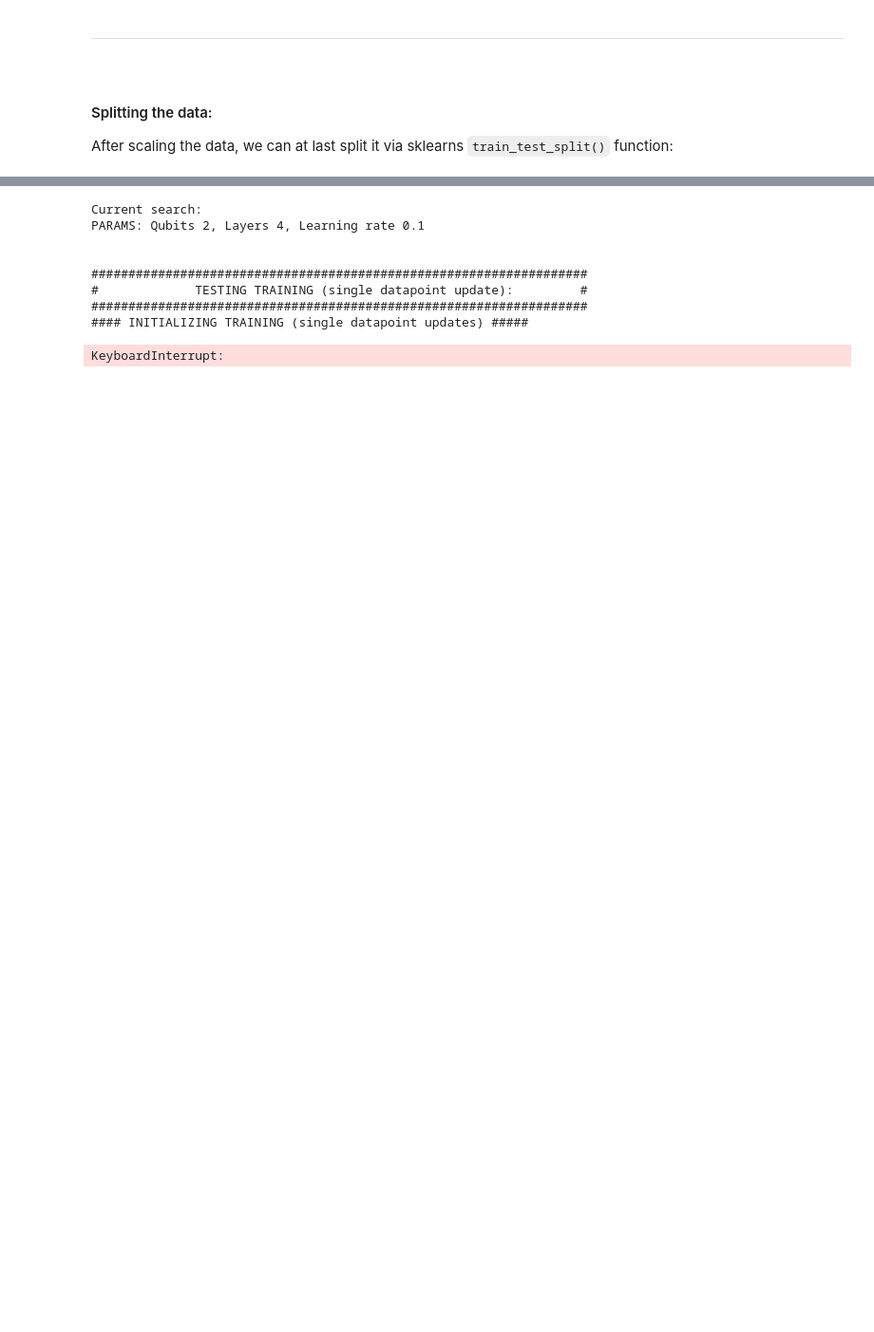
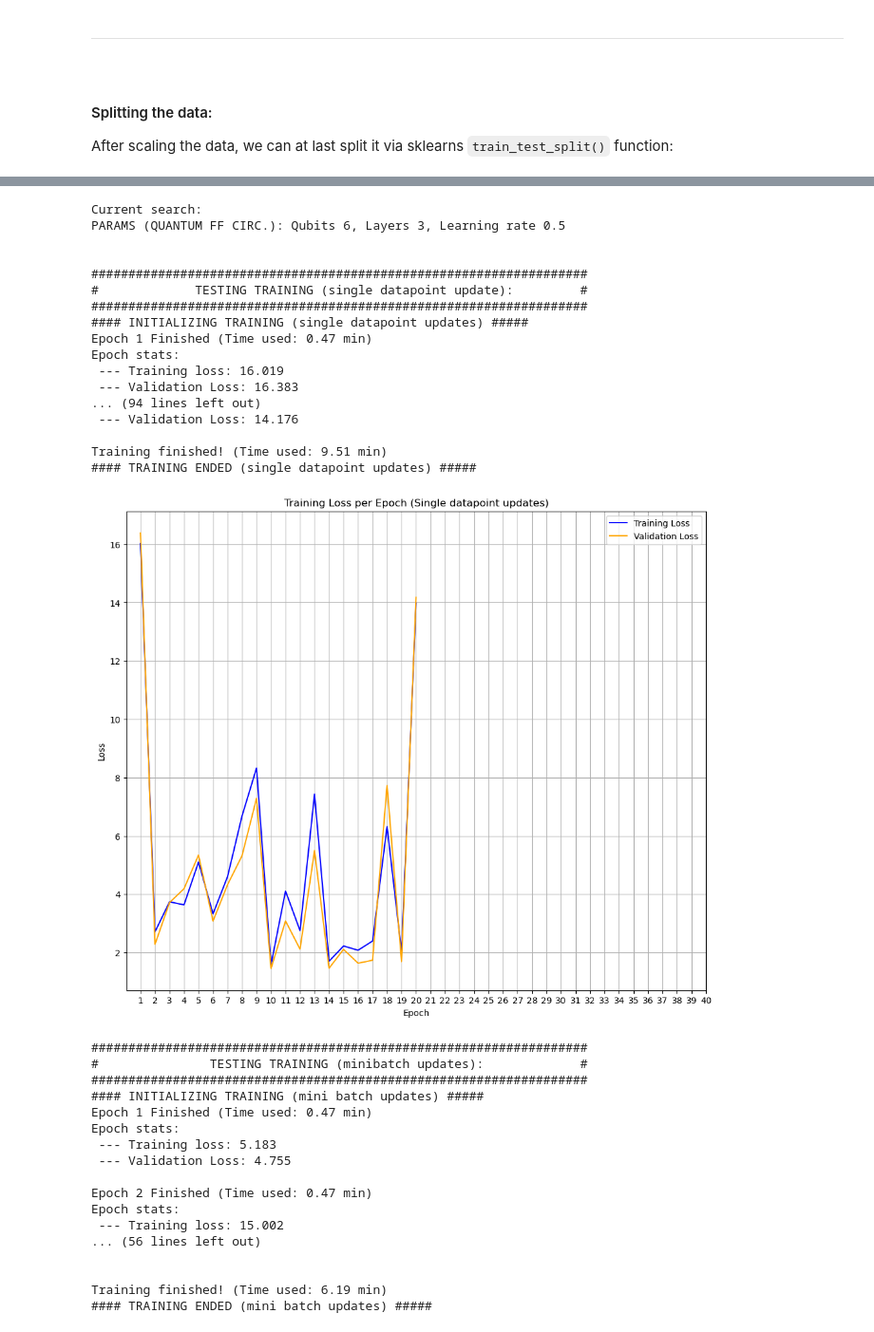
Before and after one commit to martinfloo/inf367-ma2, a Jupyter notebook: notebook_tobias_version.ipynb, the cells around one changed output, grey strips where cells are left out. Shown at 95% size. Saved outputs shown, nothing was run; the diff lists cells and outputs as text; code cells hidden in the pictures; blank space fills up the shorter version.

```diff
--- a/notebook_tobias_version.ipynb
+++ b/notebook_tobias_version.ipynb
@@ -298,13 +318,15 @@ class IrisQNN_RealAmp:
         - n_qubits (Int): Number of qubits in the QNN.
         - n_layers (Int): Number of layers to the variational part.
         - n_params (Int): Number of parameters to the variational layer(s).
-        - params (ParameterVector): List of the actual parameters for the variational layer(s).
+        - param_values (List[Float]): List of actual values to assign to the parameter vectors.
+        - params (ParameterVector): Parameter vectors used to assign values for the variational layer(s).
         - qc (QuantumCircuit): The actual QNN / Quantum circuit
 
     Functions:
         - create_circuit(): Creates the QNN
         - _angle_encoding(): Priv. func to angle encode datapoint.
         - _add_variational_layer_real_amplitude(): Priv. func to add variational layer.
+        - get_parameter_count(): Func to retrieve number of params in current circuit.
     '''
 
     def __init__(self, n_qubits, n_layers):
@@ -812,5 +912,5 @@ def visualize_loss(loss_list1, loss_list2, x_text, y_text, title, val_aswell = F
 # %%
-def search_for_optimal_params(num_qubits = 2, num_layers = 2, learning_rate = 0.1):
+def search_for_optimal_params(num_qubits = 2, num_layers = 2, learning_rate = 0.1, realAMP = True):
     params_retrieved = {
         "mini_batch":[],
         "full_batch":[],
@@ -820,23 +920,33 @@ def search_for_optimal_params(num_qubits = 2, num_layers = 2, learning_rate = 0.
     x = num_qubits
     y = num_layers
     z = learning_rate
-    name = f"Num_qubits: {x} num_layers: {y} learning_rate: {z}"
 
-    if x == 2: # HUSK Å ADD Y_1, Y_2
+    if realAMP:
+        name = f"REAL AMP CIRC.: Num_qubits: {x} num_layers: {y} learning_rate: {z}"
+        print(f"Current search:\nPARAMS (REAL AMP CIRC.): Qubits {x}, Layers {y}, Learning rate {z} \n\n")
+    else:
+        name = f"QUANTUM FF CIRC.: Num_qubits: {x} num_layers: {y} layer_size: 2 learning_rate: {z}"
+        print(f"Current search:\nPARAMS (QUANTUM FF CIRC.): Qubits {x}, Layers {y}, Learning rate {z} \n\n")
+
+    if x == 2 or not realAMP:
         X_1, y_1, X_2, y_2 = X_train_pca_s, y_train_pca_s, X_validation_pca_s, y_validation_pca_s
     else:
         X_1, y_1, X_2, y_2 = X_train, y_train, X_validation, y_validation
 
-    print(f"Current search:\nPARAMS: Qubits {x}, Layers {y}, Learning rate {z} \n\n")
 
     loss_func_cl = Loss_functions()
-    myQNN = IrisQNN_RealAmp(x,y)
+
+    if realAMP:
+        myQNN = IrisQNN_RealAmp(x, y)
+    else:
+        # TODO:
+        myQNN = QuantumFeedForwardNN(x, y, 2)
 
     print("###################################################################")
     print("#             TESTING TRAINING (single datapoint update):         #")
     print("###################################################################")
     trainer1 = Train_QNN(X_1, y_1, X_2, y_2, myQNN, loss_func_cl,
-                         25, len(X_train), patience = 10, momentum = 0.9)
+                         30, len(X_train), patience = 10, momentum = 0.9)
     loss_list_single_datapoint_train, loss_list_single_datapoint_val = trainer1.train_single_datapoint_upd_new(1000, z, 0.1)
     visualize_loss(np.array(loss_list_single_datapoint_train).flatten().tolist(),
                    np.array(loss_list_single_datapoint_val).flatten().tolist(),
@@ -846,7 +956,7 @@ def search_for_optimal_params(num_qubits = 2, num_layers = 2, learning_rate = 0.
     print("#               TESTING TRAINING (minibatch updates):             #")
     print("###################################################################")
     trainer2 = Train_QNN(X_1, y_1, X_2, y_2, myQNN, loss_func_cl,
-                         25, len(X_train), patience = 10, momentum = 0.9)
+                         30, len(X_train), patience = 10, momentum = 0.9)
     loss_list_mini_batches_train, loss_list_mini_batches_val  = trainer2.train_mini_batch_updates_new(1000, z, 0.1, 10)
     visualize_loss(np.array(loss_list_mini_batches_train).flatten().tolist(),
                    np.array(loss_list_mini_batches_val).flatten().tolist(),
@@ -857,7 +967,7 @@ def search_for_optimal_params(num_qubits = 2, num_layers = 2, learning_rate = 0.
     print("#               TESTING TRAINING (fullbatch updates):             #")
     print("###################################################################")
     trainer3 = Train_QNN(X_1, y_1, X_2, y_2, myQNN, loss_func_cl,
-                         25, len(X_train), patience = 10, momentum = 0.9)
+                         30, len(X_train), patience = 10, momentum = 0.9)
     loss_list_full_batches_train, loss_list_full_batches_val  = trainer3.train_full_batch_updates_new(1000, z, 0.1)
     visualize_loss(np.array(loss_list_full_batches_train).flatten().tolist(),
                    np.array(loss_list_full_batches_val).flatten().tolist(),
@@ -924,13 +1117,42 @@ At last we search:
 # %%
-num_qubits, num_layers, name_1, search_1 = search_for_optimal_params(num_qubits = 2, num_layers = 4, learning_rate = 0.1)
-iterate_params_retrieved(num_qubits, num_layers, name_1, search_1)
+list_of_params_retrieved = []
+
+num_qubits_1, num_layers_1, name_1, search_1 = search_for_optimal_params(num_qubits = 6, num_layers = 3, learning_rate = 0.5, realAMP = False)
+iterate_params_retrieved(num_qubits_1, num_layers_1, name_1, search_1)
+list_of_params_retrieved.append([num_qubits_1, num_layers_1, name_1, search_1])
 # %% [output]
 Current search:
-PARAMS: Qubits 2, Layers 4, Learning rate 0.1
+PARAMS (QUANTUM FF CIRC.): Qubits 6, Layers 3, Learning rate 0.5
 
 
 ###################################################################
 #             TESTING TRAINING (single datapoint update):         #
 ###################################################################
 #### INITIALIZING TRAINING (single datapoint updates) #####
+Epoch 1 Finished (Time used: 0.47 min)
+Epoch stats:
+ --- Training loss: 16.019
+ --- Validation Loss: 16.383
+... (94 lines left out)
+ --- Validation Loss: 14.176
+
+Training finished! (Time used: 9.51 min)
+#### TRAINING ENDED (single datapoint updates) #####
+[figure, added]
-KeyboardInterrupt:
+###################################################################
+#               TESTING TRAINING (minibatch updates):             #
+###################################################################
+#### INITIALIZING TRAINING (mini batch updates) #####
+Epoch 1 Finished (Time used: 0.47 min)
+Epoch stats:
+ --- Training loss: 5.183
+ --- Validation Loss: 4.755
+
+Epoch 2 Finished (Time used: 0.47 min)
+Epoch stats:
+ --- Training loss: 15.002
+... (56 lines left out)
+
+
+Training finished! (Time used: 6.19 min)
+#### TRAINING ENDED (mini batch updates) #####
```
Also changed, not shown: parts of 27 cells of this notebook.
